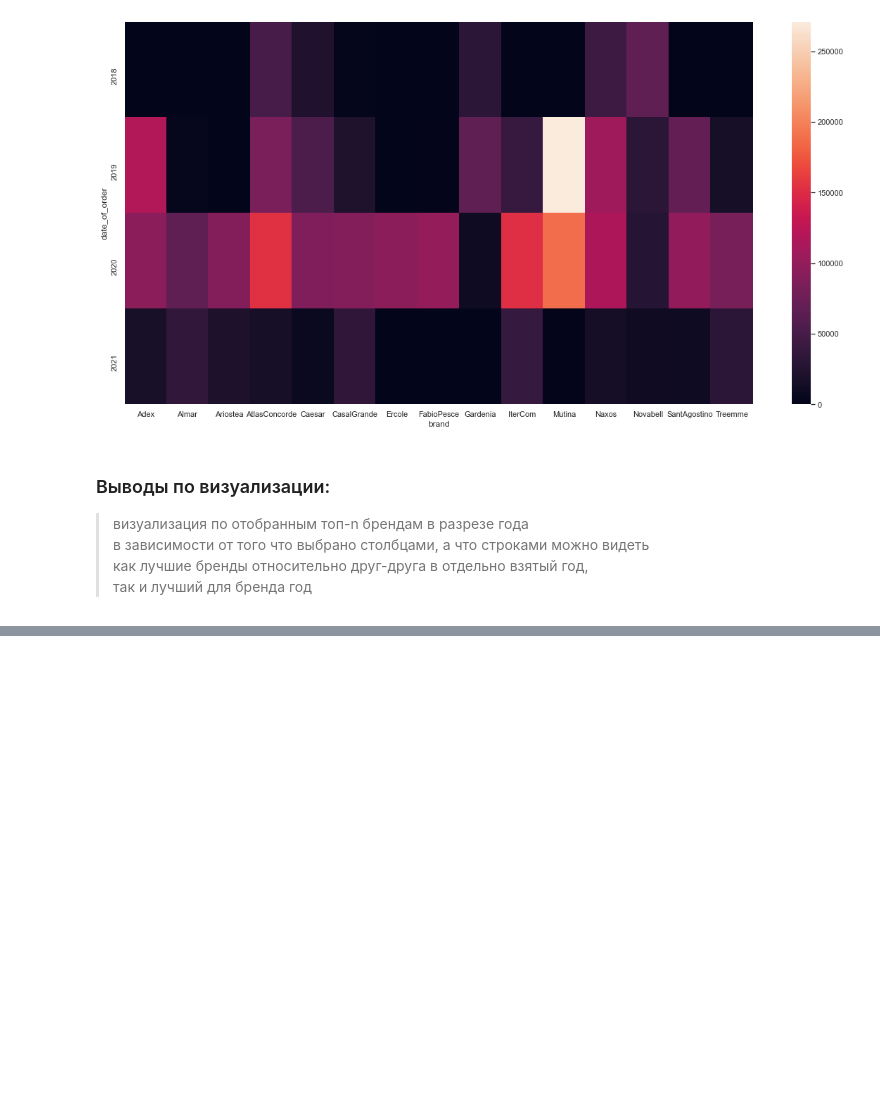
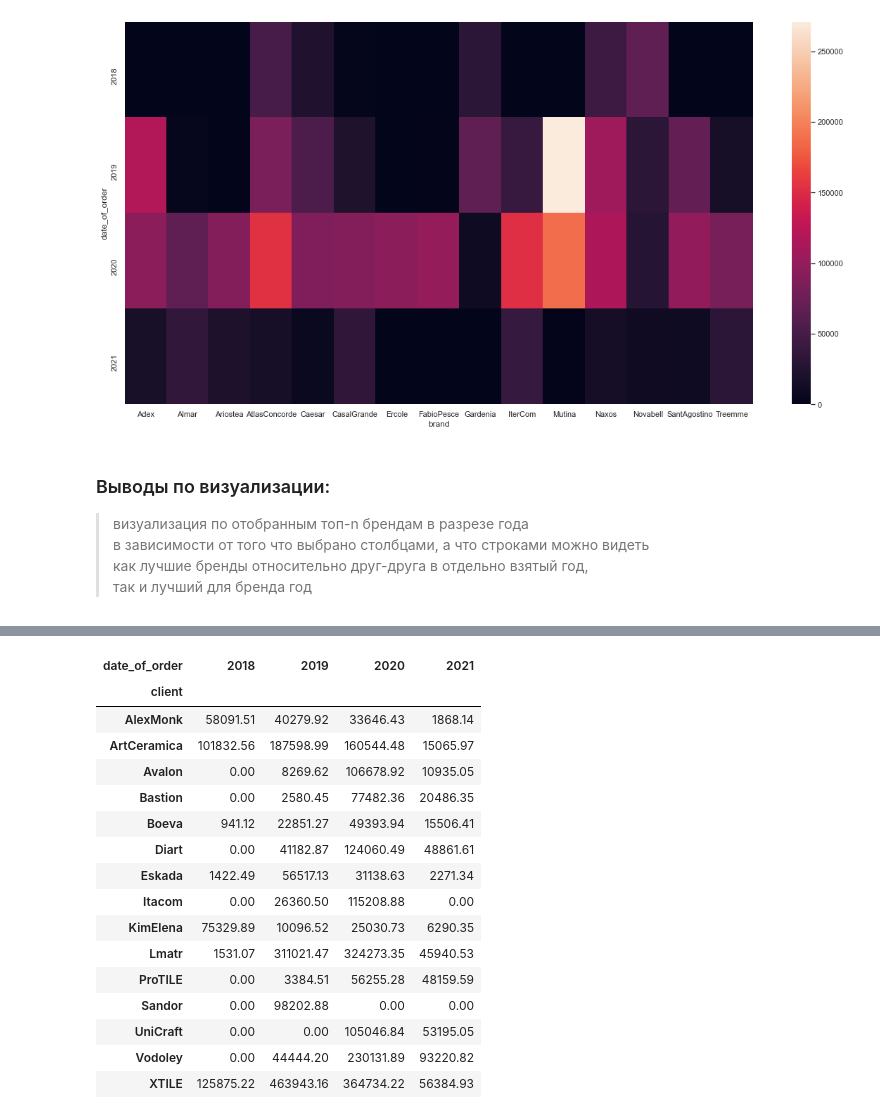
Before and after one commit to Alexander-Chernetsov/pyda-18-hw, a Jupyter notebook: hw-15/hw-15.ipynb, the cells around one changed output, grey strips where cells are left out. Saved outputs shown, nothing was run; the diff lists cells and outputs as text; code cells hidden in the pictures; blank space fills up the shorter version.

```diff
--- a/hw-15/hw-15.ipynb
+++ b/hw-15/hw-15.ipynb
@@ -325,0 +384,30 @@ sns.heatmap(table)
+# %%
+# формируем сводную таблицу на основе отобранной c возможностью выбора столбцов/строк
+reverse = False
+if reverse:
+    index=df_heat['date_of_order'].dt.year
+    column=['client']
+else:
+    index=['client']
+    column=df_heat['date_of_order'].dt.year
+table = pd.pivot_table(df_heat, values='amount', index=index,
+                    columns=column, aggfunc=sum).fillna(0)
+table
+# %% [output]
+| date_of_order | 2018 | 2019 | 2020 | 2021 |
+| client |  |  |  |  |
+| AlexMonk | 58091.51 | 40279.92 | 33646.43 | 1868.14 |
+| ArtCeramica | 101832.56 | 187598.99 | 160544.48 | 15065.97 |
+| Avalon | 0.00 | 8269.62 | 106678.92 | 10935.05 |
+| Bastion | 0.00 | 2580.45 | 77482.36 | 20486.35 |
+| Boeva | 941.12 | 22851.27 | 49393.94 | 15506.41 |
+| Diart | 0.00 | 41182.87 | 124060.49 | 48861.61 |
+| Eskada | 1422.49 | 56517.13 | 31138.63 | 2271.34 |
+| Itacom | 0.00 | 26360.50 | 115208.88 | 0.00 |
+| KimElena | 75329.89 | 10096.52 | 25030.73 | 6290.35 |
+| Lmatr | 1531.07 | 311021.47 | 324273.35 | 45940.53 |
+| ProTILE | 0.00 | 3384.51 | 56255.28 | 48159.59 |
+| Sandor | 0.00 | 98202.88 | 0.00 | 0.00 |
+| UniCraft | 0.00 | 0.00 | 105046.84 | 53195.05 |
+| Vodoley | 0.00 | 44444.20 | 230131.89 | 93220.82 |
+| XTILE | 125875.22 | 463943.16 | 364734.22 | 56384.93 |
```
Also changed, not shown: parts of 7 cells of this notebook.
